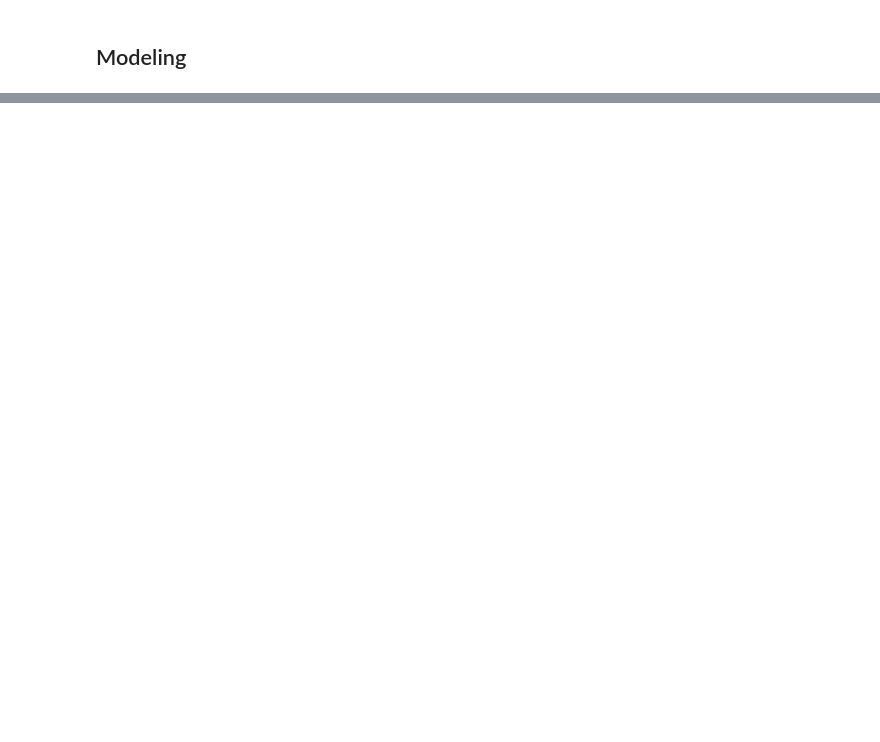
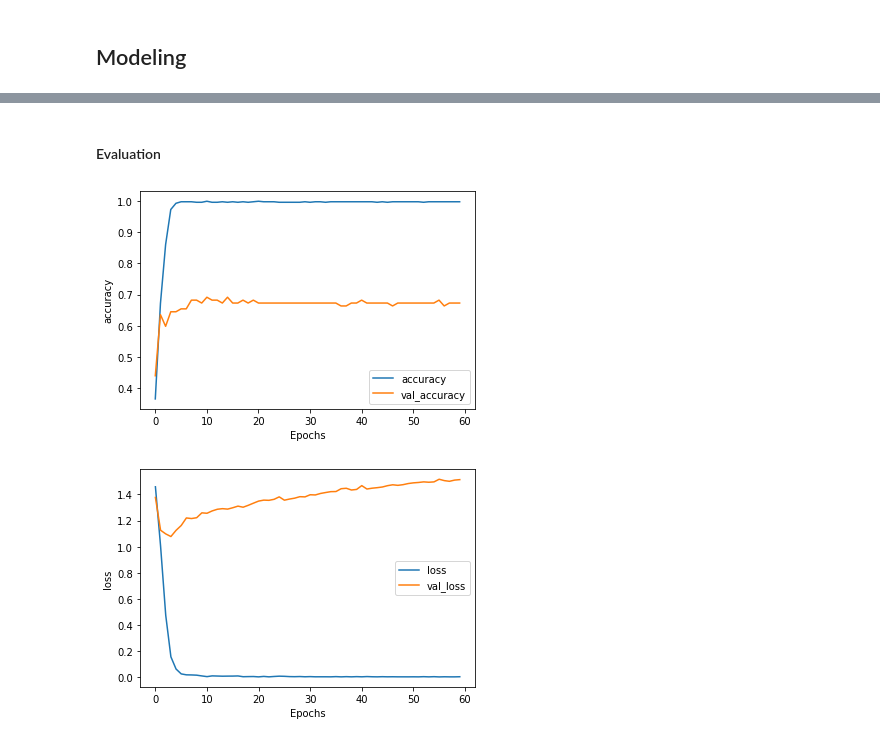
Before and after one commit to riyansn/Text-Multiclass-Classification, a Jupyter notebook: LSTMTemp.ipynb, the cells around one changed output, grey strips where cells are left out. Cells and saved outputs as stored; diff of their text form; code cells hidden in the pictures; blank space fills up the shorter version.

```diff
--- a/LSTMTemp.ipynb
+++ b/LSTMTemp.ipynb
@@ -246,0 +324,15 @@ plot_graphs(history, "loss")
+# %%
+embedding_dim = 32
+num_of_filters = 128
+kernel_size = 5
+# Build the model
+model = tf.keras.Sequential([
+    tf.keras.layers.Embedding(num_words, embedding_dim, input_length = max_length),
+    tf.keras.layers.Conv1D(num_of_filters, kernel_size),
+    tf.keras.layers.Flatten(),
+    tf.keras.layers.Dense(64, activation='relu'),
+    tf.keras.layers.Dense(5, activation='softmax')
+])
+
+# Print the model summary
+model.summary()
@@ -246,0 +359,9 @@ plot_graphs(history, "loss")
+# %%
+# Compile the modeld
+model.compile(loss='sparse_categorical_crossentropy',optimizer='adam',metrics=['accuracy'])
+# %%
+num_epochs = 60
+
+# Train the model
+history = model.fit(X_train_padded, y_train, epochs=num_epochs, validation_data=(X_test_padded, y_test))
+%time
@@ -246,0 +386,20 @@ plot_graphs(history, "loss")
+# %% [markdown]
+#### Evaluation
+# %%
+import matplotlib.pyplot as plt
+
+# Plot utility
+def plot_graphs(history, string):
+  plt.plot(history.history[string])
+  plt.plot(history.history['val_'+string])
+  plt.xlabel("Epochs")
+  plt.ylabel(string)
+  plt.legend([string, 'val_'+string])
+  plt.show()
+
+# Plot the accuracy and loss
+plot_graphs(history, "accuracy")
+plot_graphs(history, "loss")
+# %% [output]
+[figure, added]
+[figure, added]
```
Also changed, not shown: parts of 50 cells of this notebook.
